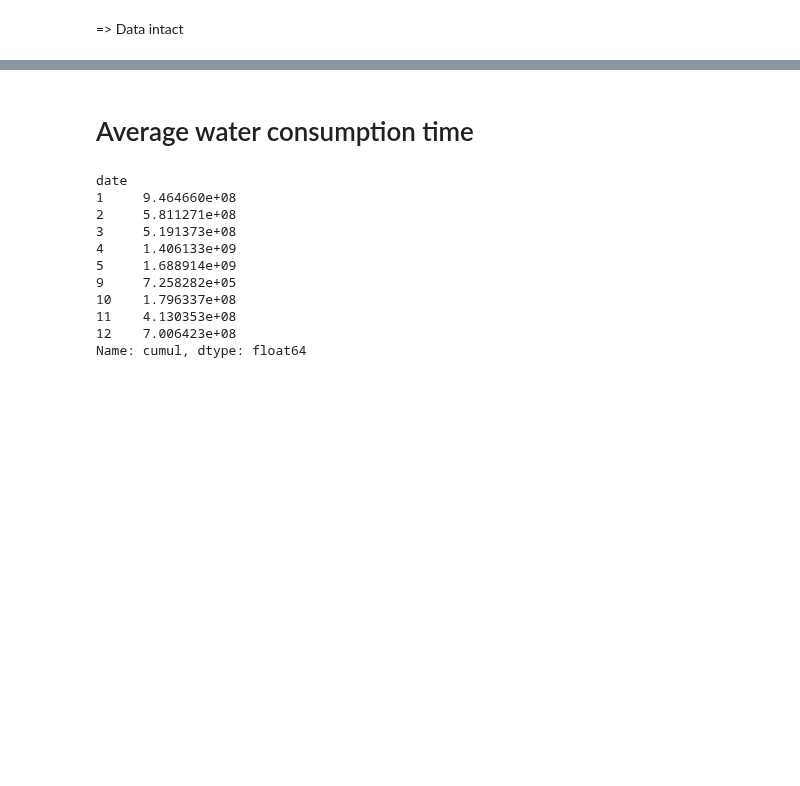
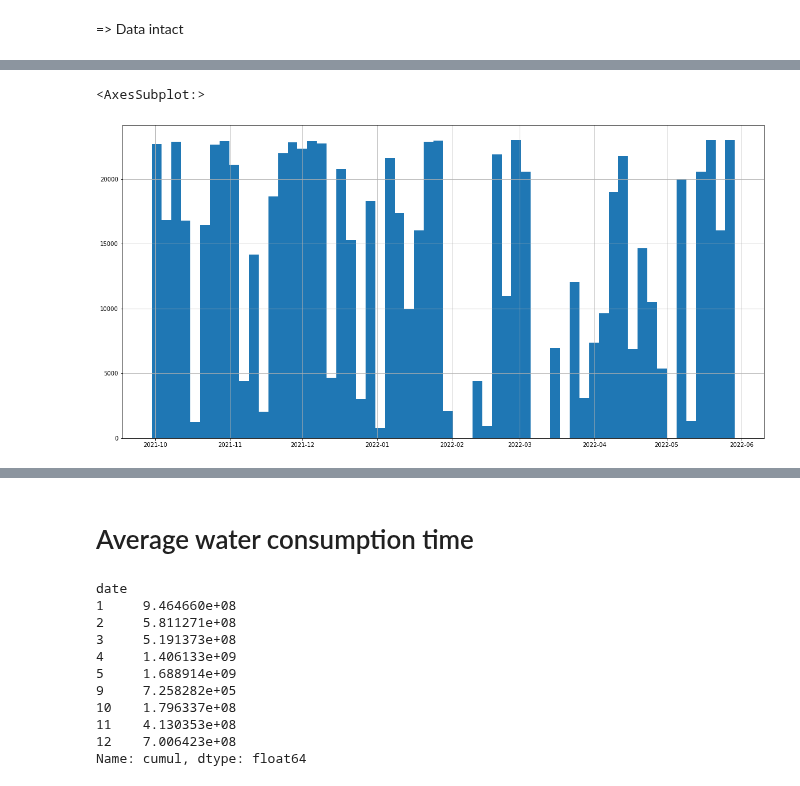
Before and after one commit to Cyrine-afk/Water-Consumption, a Jupyter notebook: Water DB.ipynb, the cells around one changed output, grey strips where cells are left out. Drawn from its saved outputs; the diff is of its cells as text; code cells hidden in the pictures; blank space fills up the shorter version.

```diff
--- a/Water DB.ipynb
+++ b/Water DB.ipynb
@@ -608,0 +642,3 @@ water_duplicates_removed
+# %%
+#sorting dataframe by date Column in Descending Order
+water_duplicates_removed.sort_values(by='date', inplace=True)
@@ -608,0 +672,5 @@ water_duplicates_removed
+# %%
+water_duplicates_removed["date"].hist(bins=60, figsize=(20,10))
+# %% [output]
+<AxesSubplot:>
+[figure, added]
```
Also changed, not shown: parts of 19 cells of this notebook.
